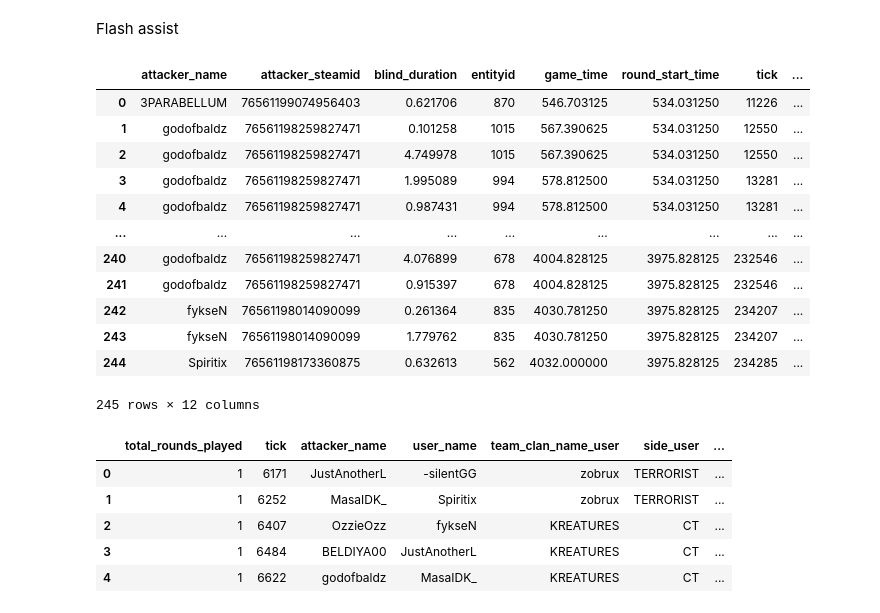
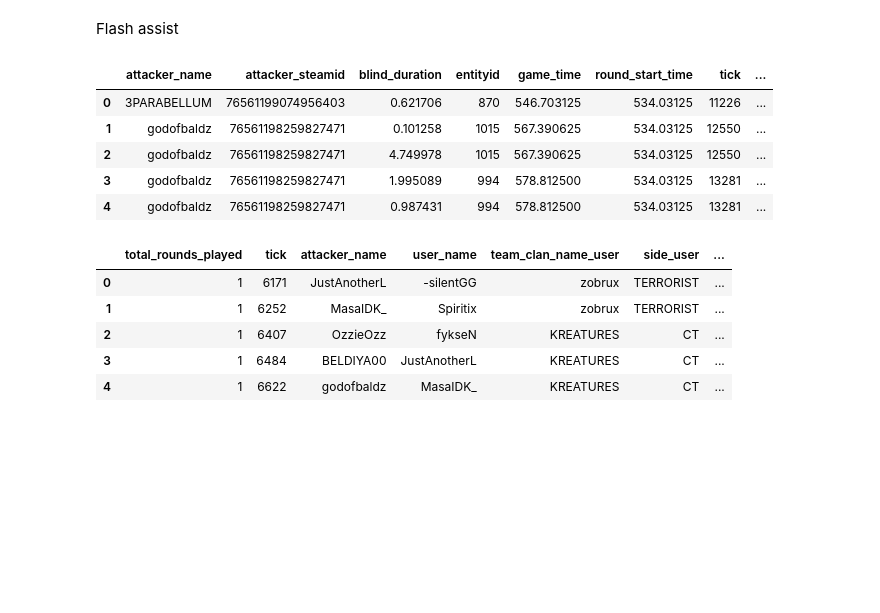
Before and after one commit to Armeldt/CS2-ESEA-season-stats-aggregator, a Jupyter notebook: projet_cs2_single_match.ipynb, the cells around one changed output. Cells and saved outputs as stored; diff of their text form; code cells hidden in the pictures; blank space fills up the shorter version.

```diff
--- a/projet_cs2_single_match.ipynb
+++ b/projet_cs2_single_match.ipynb
@@ -628,21 +676,14 @@ flash.drop(flash[flash['tick'] < first_round_tick].index, inplace=True)
 flash['blind_start'] = flash['game_time'] - flash['round_start_time']
 flash['blind_end'] = flash['blind_start'] + flash['blind_duration']
 # %%
-flash
+flash.head()
 # %% [output]
 |  | attacker_name | attacker_steamid | blind_duration | entityid | game_time | round_start_time | tick | ... |
-| 0 | 3PARABELLUM | 76561199074956403 | 0.621706 | 870 | 546.703125 | 534.031250 | 11226 | ... |
-| 1 | godofbaldz | 76561198259827471 | 0.101258 | 1015 | 567.390625 | 534.031250 | 12550 | ... |
-| 2 | godofbaldz | 76561198259827471 | 4.749978 | 1015 | 567.390625 | 534.031250 | 12550 | ... |
-| 3 | godofbaldz | 76561198259827471 | 1.995089 | 994 | 578.812500 | 534.031250 | 13281 | ... |
-| 4 | godofbaldz | 76561198259827471 | 0.987431 | 994 | 578.812500 | 534.031250 | 13281 | ... |
-| ... | ... | ... | ... | ... | ... | ... | ... | ... |
-| 240 | godofbaldz | 76561198259827471 | 4.076899 | 678 | 4004.828125 | 3975.828125 | 232546 | ... |
-| 241 | godofbaldz | 76561198259827471 | 0.915397 | 678 | 4004.828125 | 3975.828125 | 232546 | ... |
-| 242 | fykseN | 76561198014090099 | 0.261364 | 835 | 4030.781250 | 3975.828125 | 234207 | ... |
-| 243 | fykseN | 76561198014090099 | 1.779762 | 835 | 4030.781250 | 3975.828125 | 234207 | ... |
-| 244 | Spiritix | 76561198173360875 | 0.632613 | 562 | 4032.000000 | 3975.828125 | 234285 | ... |
+| 0 | 3PARABELLUM | 76561199074956403 | 0.621706 | 870 | 546.703125 | 534.03125 | 11226 | ... |
+| 1 | godofbaldz | 76561198259827471 | 0.101258 | 1015 | 567.390625 | 534.03125 | 12550 | ... |
+| 2 | godofbaldz | 76561198259827471 | 4.749978 | 1015 | 567.390625 | 534.03125 | 12550 | ... |
+| 3 | godofbaldz | 76561198259827471 | 1.995089 | 994 | 578.812500 | 534.03125 | 13281 | ... |
+| 4 | godofbaldz | 76561198259827471 | 0.987431 | 994 | 578.812500 | 534.03125 | 13281 | ... |
-245 rows × 12 columns
 # %%
 trade.head()
 # %% [output]
```
Also changed, not shown: parts of 15 cells of this notebook, 1 other file.
